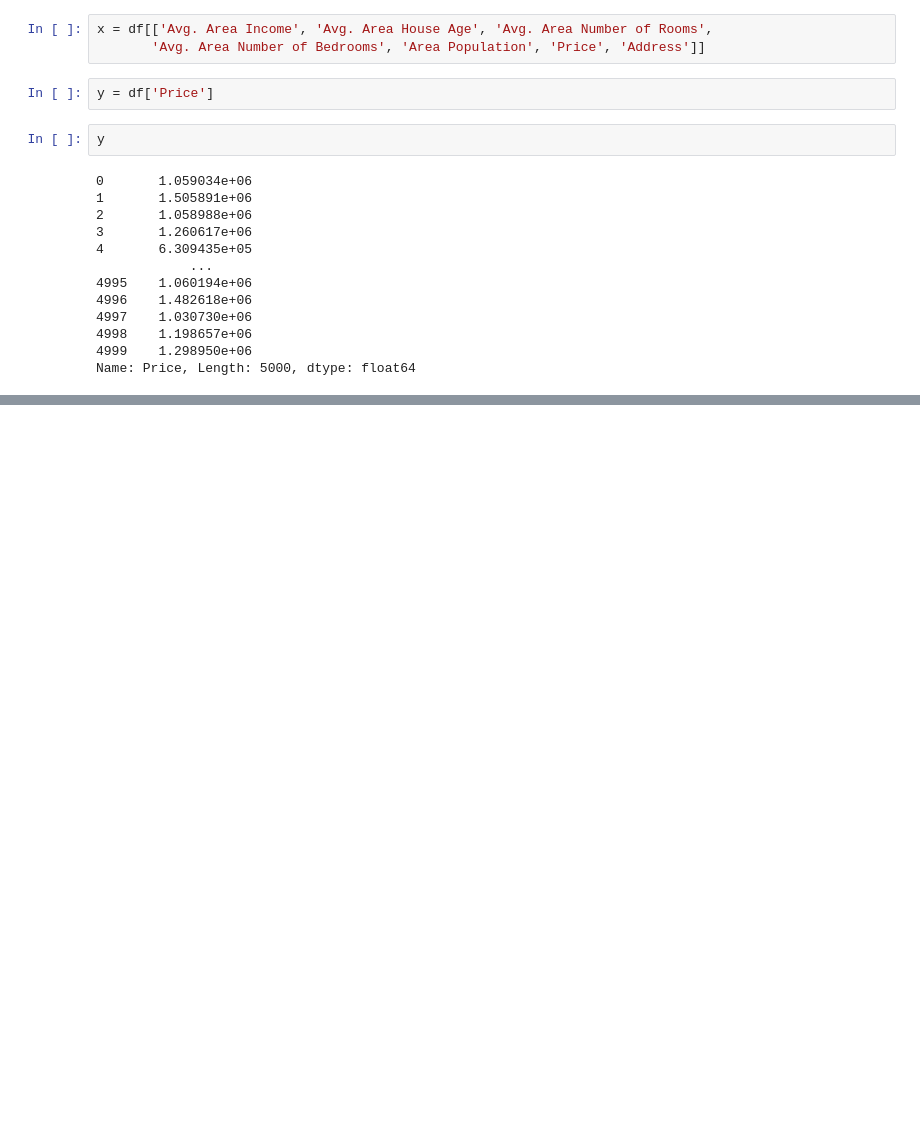
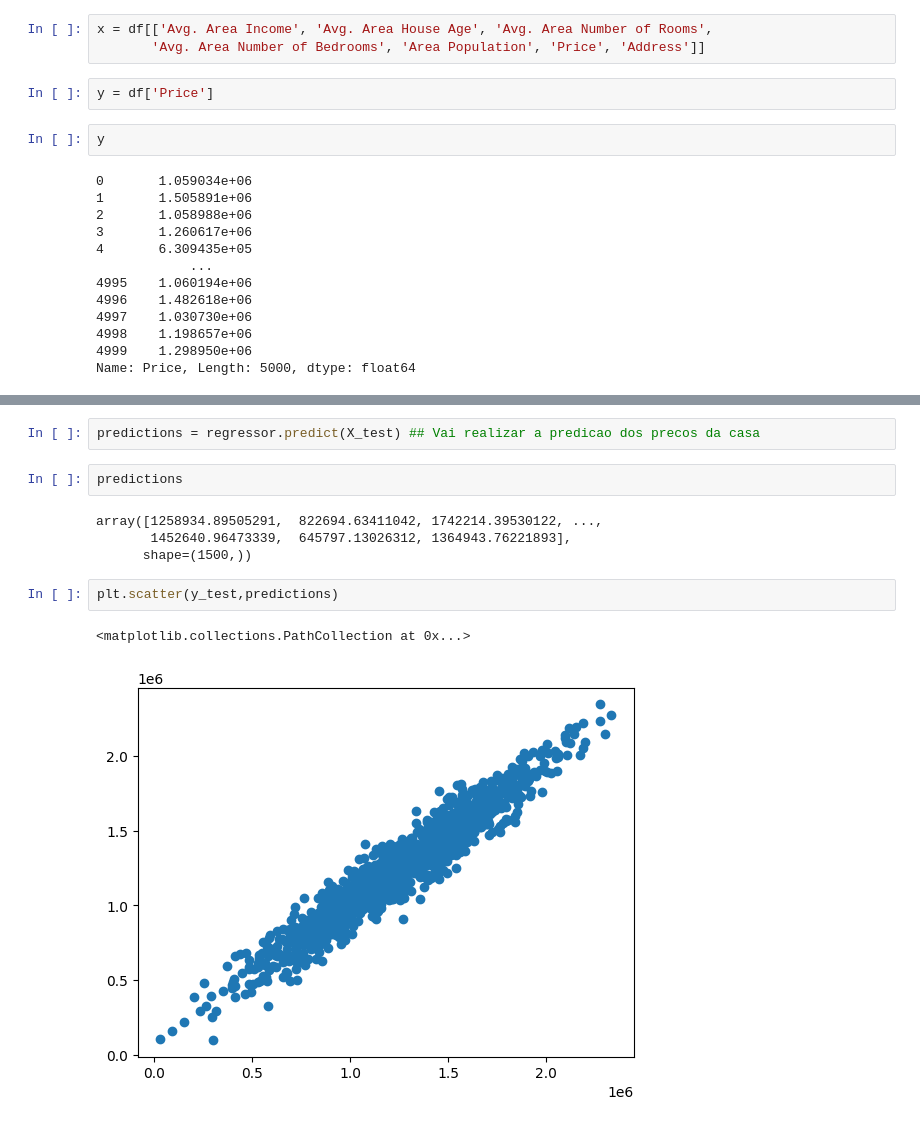
Before and after one commit to VitorPio7/python-analysis-book, a Jupyter notebook: linear_regression.ipynb, the cells around one changed output, grey strips where cells are left out. Drawn from its saved outputs; the diff is of its cells as text; blank space fills up the shorter version.

```diff
--- a/linear_regression.ipynb
+++ b/linear_regression.ipynb
@@ -116,0 +180,13 @@ X_train, X_test, y_train, y_test = train_test_split( x, y, test_size=0.4, random
+# %%
+predictions = regressor.predict(X_test) ## Vai realizar a predicao dos precos da casa
+# %%
+predictions
+# %% [output]
+array([1258934.89505291,  822694.63411042, 1742214.39530122, ...,
+       1452640.96473339,  645797.13026312, 1364943.76221893],
+      shape=(1500,))
+# %%
+plt.scatter(y_test,predictions)
+# %% [output]
+<matplotlib.collections.PathCollection at 0x...>
+[figure, added]
```
Also changed, not shown: parts of 18 cells of this notebook, 3 other files.
